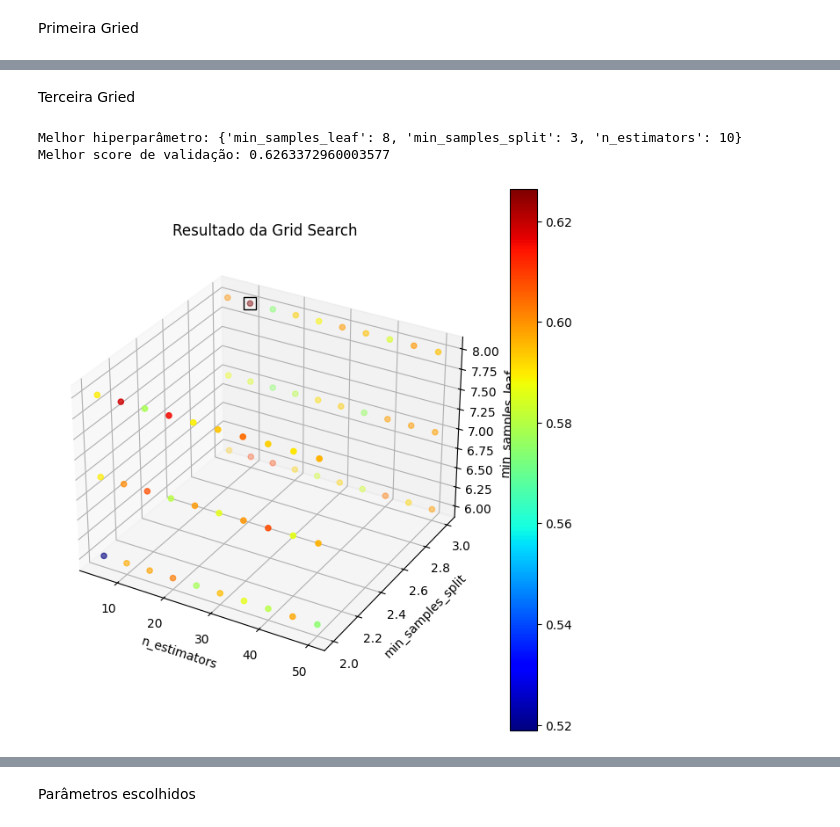
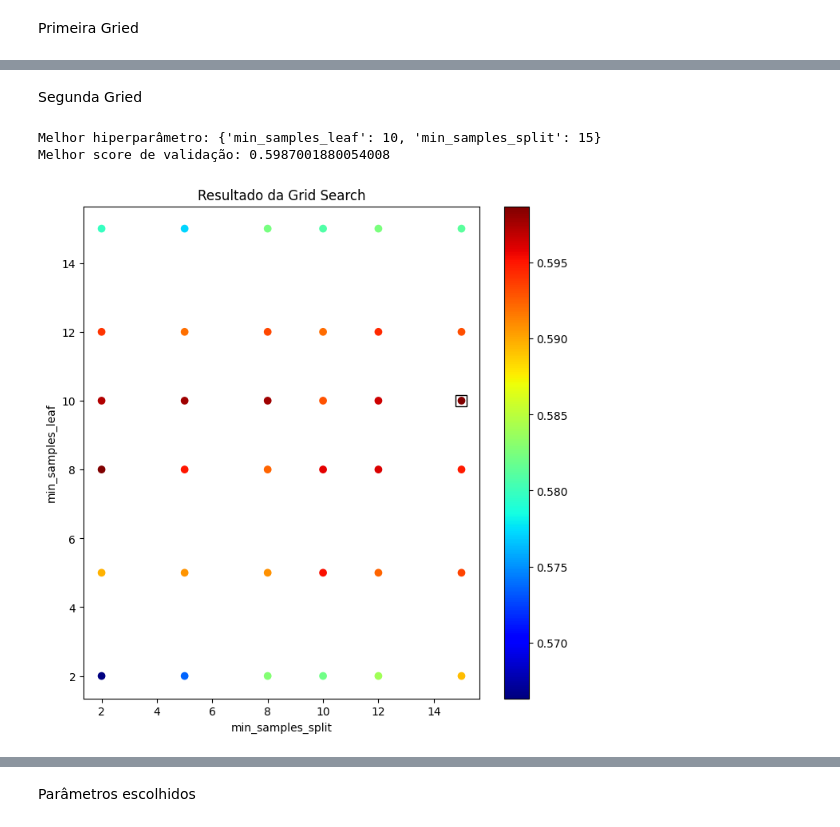
Before and after one commit to c-mmonteiro/t2-aprendizado, a Jupyter notebook: trabalho.ipynb, the cells around one changed output, grey strips where cells are left out. Cells and saved outputs as stored; diff of their text form; code cells hidden in the pictures.

```diff
--- a/trabalho.ipynb
+++ b/trabalho.ipynb
@@ -558,16 +557,15 @@ Melhor score de validação: 0.614224319551689
-# %% [markdown]
-Terceira Gried
-# %%
-param_grid = {'n_estimators' : [5, 10, 15, 20, 25, 30, 35, 40, 45, 50],
-              'min_samples_split' : [2,3],
-              'min_samples_leaf' : [6, 7, 8]}
-
-model_rf  = grid_search_holdout_RF(param_grid, X_train, y_train, X_val, y_val)
-
-print(f'Melhor hiperparâmetro: {model_rf.best_params_}')
-print(f'Melhor score de validação: {model_rf.best_score_}')
-plot_grid_search_RF(model_rf)
-# %% [output]
-Melhor hiperparâmetro: {'min_samples_leaf': 8, 'min_samples_split': 3, 'n_estimators': 10}
-Melhor score de validação: 0.6263372960003577
-[figure, removed]
+# %% [markdown]
+Segunda Gried
+# %%
+param_grid = {'min_samples_split' : [2, 5, 8, 10, 12, 15],
+              'min_samples_leaf' : [2, 5, 8, 10, 12, 15]}
+
+model_rf  = grid_search_holdout_RF(param_grid, X_train, y_train, X_val, y_val)
+
+print(f'Melhor hiperparâmetro: {model_rf.best_params_}')
+print(f'Melhor score de validação: {model_rf.best_score_}')
+plot_grid_search_RF(model_rf)
+# %% [output]
+Melhor hiperparâmetro: {'min_samples_leaf': 10, 'min_samples_split': 15}
+Melhor score de validação: 0.5987001880054008
+[figure, added]
```
Also changed, not shown: parts of 43 cells of this notebook.
